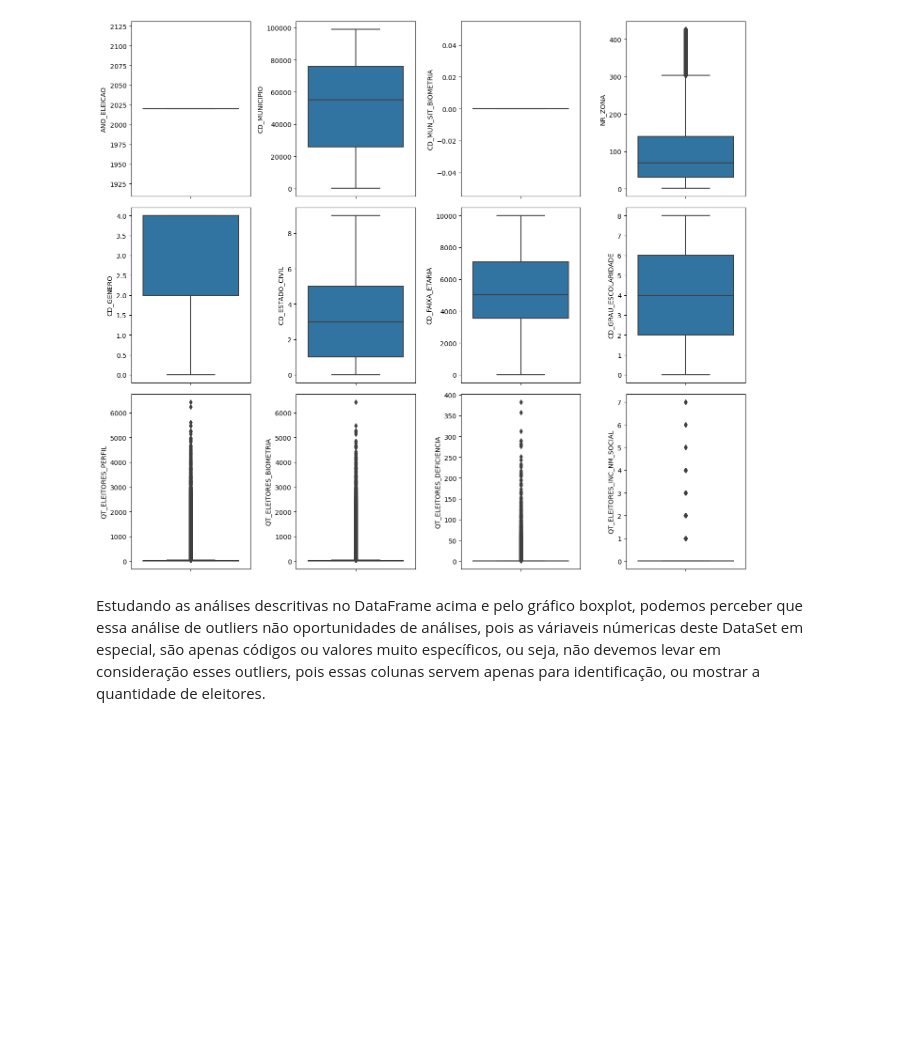
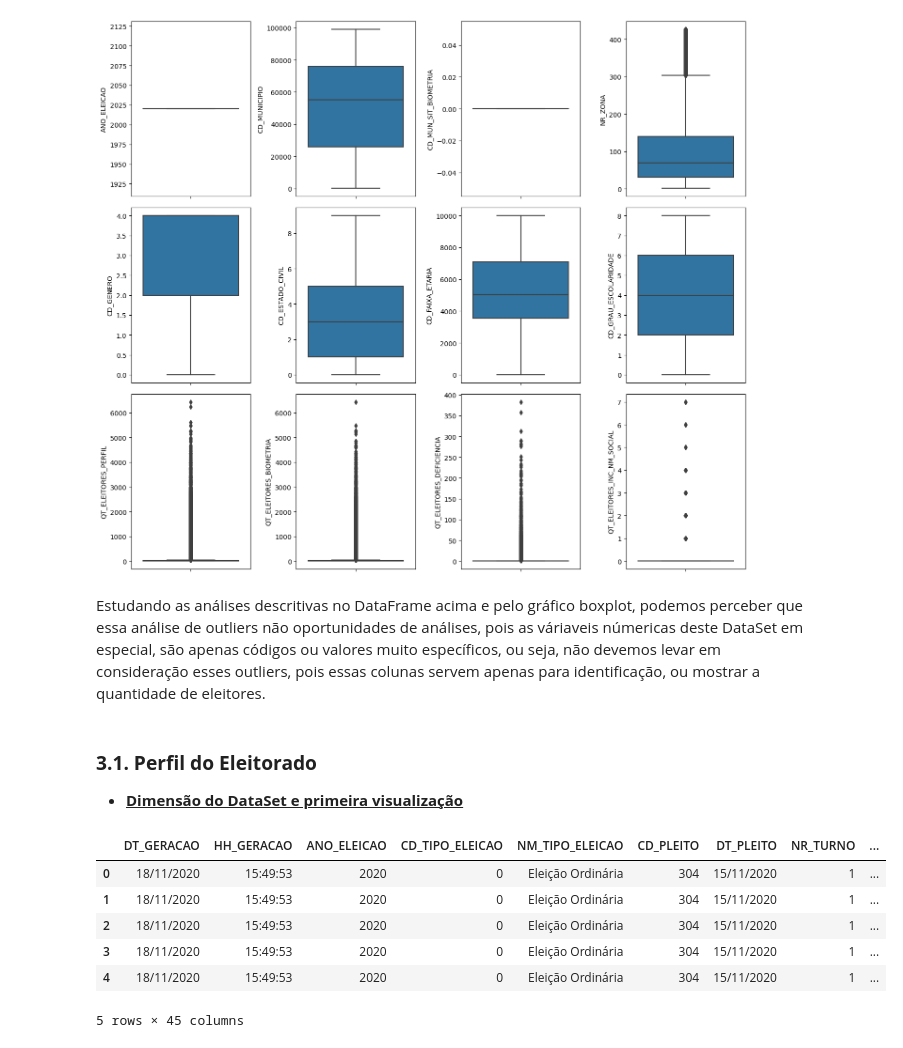
Before and after one commit to gideoni-santos/desafio-RenovaBR, a Jupyter notebook: relatorio.ipynb, the cells around one changed output. Saved outputs shown, nothing was run; the diff lists cells and outputs as text; code cells hidden in the pictures; blank space fills up the shorter version.

```diff
--- a/relatorio.ipynb
+++ b/relatorio.ipynb
@@ -280,3 +285,18 @@ plt.show()
 [figure]
 # %% [markdown]
 Estudando as análises descritivas no DataFrame acima e pelo gráfico boxplot, podemos perceber que essa análise de outliers não oportunidades de análises, pois as váriaveis númericas deste DataSet em especial, são apenas códigos ou valores muito específicos, ou seja, não devemos levar em consideração esses outliers, pois essas colunas servem apenas para identificação, ou mostrar a quantidade de eleitores.
+# %% [markdown]
+### **3.1. Perfil do Eleitorado**
+
+- **<u>Dimensão do DataSet e primeira visualização<u>**
+# %%
+#Verificando 5 primeiras linhas do DataSet
+resultados.head()
+# %% [output]
+|  | DT_GERACAO | HH_GERACAO | ANO_ELEICAO | CD_TIPO_ELEICAO | NM_TIPO_ELEICAO | CD_PLEITO | DT_PLEITO | NR_TURNO | ... |
+| 0 | 18/11/2020 | 15:49:53 | 2020 | 0 | Eleição Ordinária | 304 | 15/11/2020 | 1 | ... |
+| 1 | 18/11/2020 | 15:49:53 | 2020 | 0 | Eleição Ordinária | 304 | 15/11/2020 | 1 | ... |
+| 2 | 18/11/2020 | 15:49:53 | 2020 | 0 | Eleição Ordinária | 304 | 15/11/2020 | 1 | ... |
+| 3 | 18/11/2020 | 15:49:53 | 2020 | 0 | Eleição Ordinária | 304 | 15/11/2020 | 1 | ... |
+| 4 | 18/11/2020 | 15:49:53 | 2020 | 0 | Eleição Ordinária | 304 | 15/11/2020 | 1 | ... |
+5 rows × 45 columns
```
Also changed, not shown: parts of 20 cells of this notebook.
